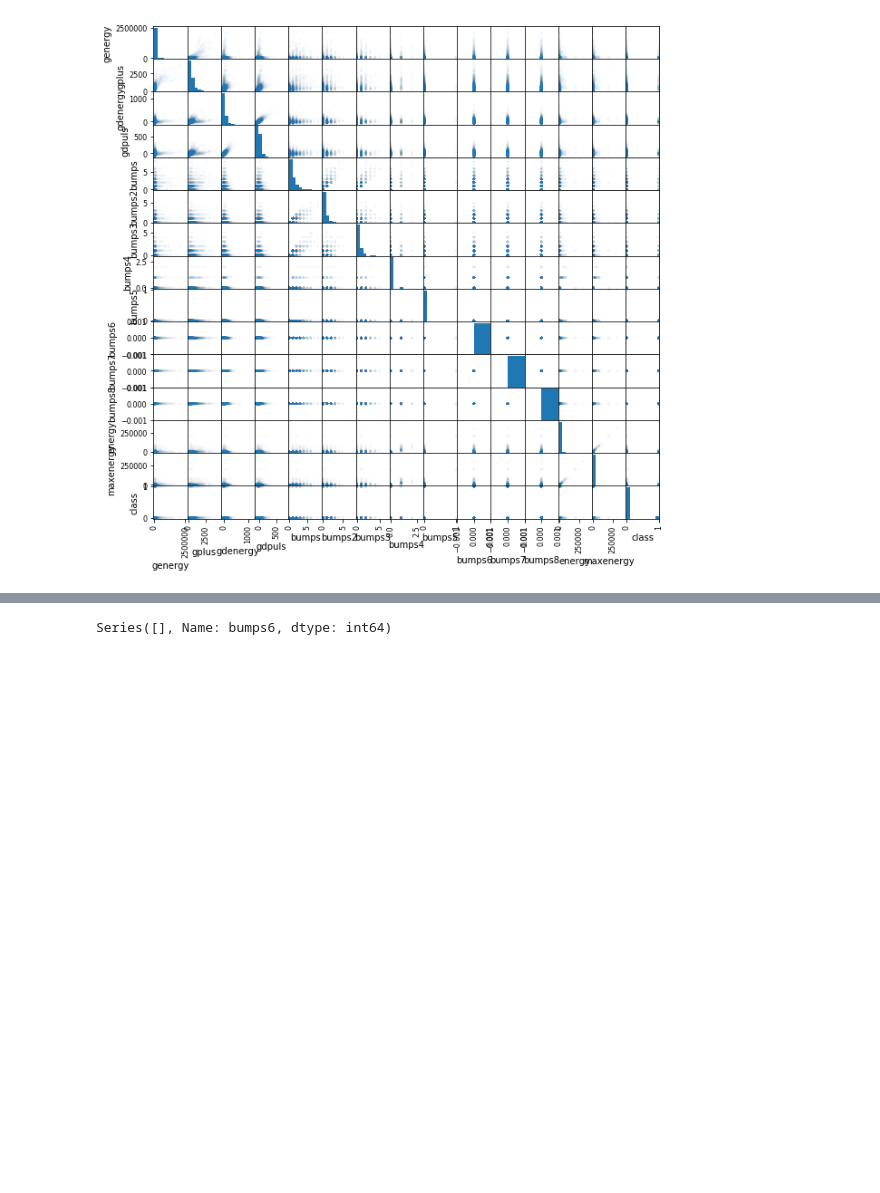
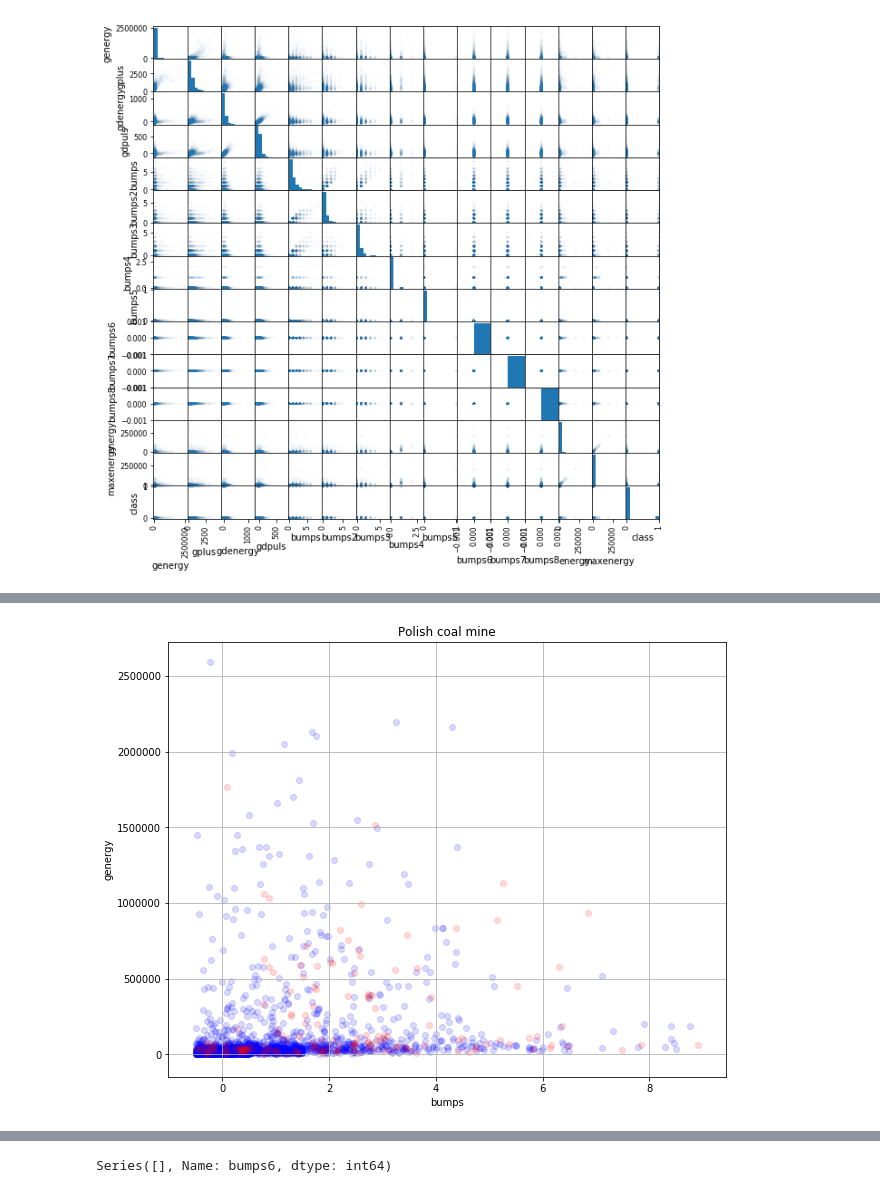
Before and after one commit to AlexanderSergeev/MachineLearning, a Jupyter notebook: LR1.ipynb, the cells around one changed output, grey strips where cells are left out. Cells and saved outputs as stored; diff of their text form; code cells hidden in the pictures; blank space fills up the shorter version.

```diff
--- a/LR1.ipynb
+++ b/LR1.ipynb
@@ -140,0 +235,24 @@ data.at[data['class'] == 1, 'class'] = '1'
+# %%
+np.random.seed(0)
+bumps_rnd = data['bumps'] + np.random.rand(data.shape[0]) - .5
+
+plt.figure(figsize = (10, 8))
+
+plt.scatter(bumps_rnd[data['class'] == 'non-hazardous state'],
+            data[data['class'] == 'non-hazardous state']['genergy'],
+            alpha = 0.15,
+            label = 'non-hazardous state',
+            color = 'b')
+
+plt.scatter(bumps_rnd[data['class'] == 'hazardous state'],
+            data[data['class'] == 'hazardous state']['genergy'],
+            alpha = 0.15,
+            label = 'hazardous state',
+            color = 'r')
+
+plt.xlabel('bumps')
+plt.ylabel('genergy')
+plt.title('Polish coal mine')
+plt.grid()
+# %% [output]
+[figure, added]
```
Also changed, not shown: parts of 48 cells of this notebook.
